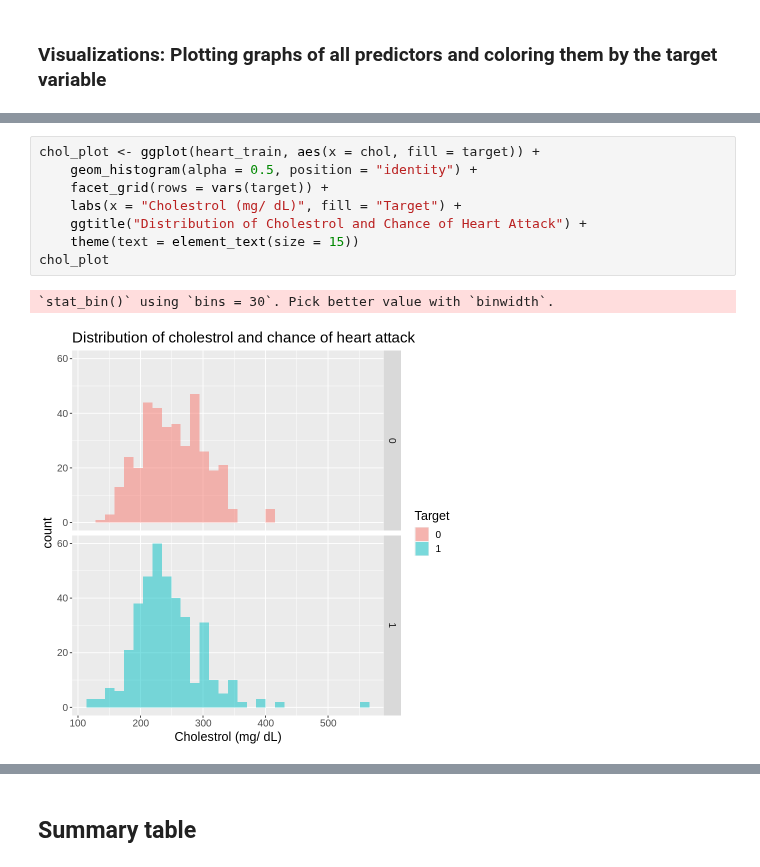
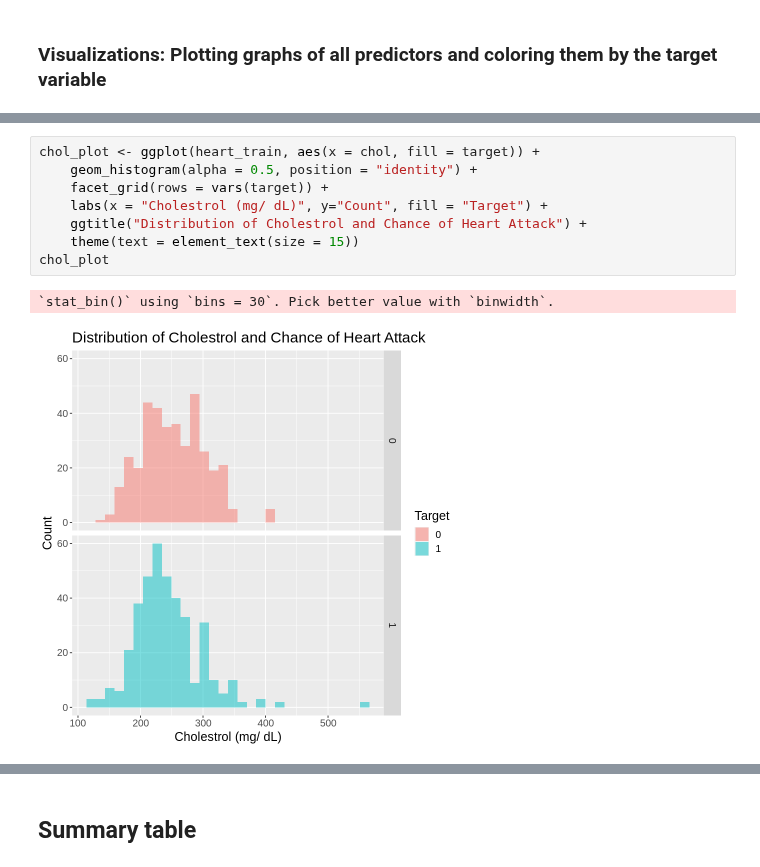
Before and after one commit to carriexu26/DSCI-Group-Project, a Jupyter notebook: heart_disease.ipynb, the cells around one changed output, grey strips where cells are left out. Saved outputs shown, nothing was run; the diff lists cells and outputs as text.

```diff
--- a/heart_disease.ipynb
+++ b/heart_disease.ipynb
@@ -164,14 +164,14 @@ trestbps_plot
 # %%
 chol_plot <- ggplot(heart_train, aes(x = chol, fill = target)) +
     geom_histogram(alpha = 0.5, position = "identity") +
     facet_grid(rows = vars(target)) +
-    labs(x = "Cholestrol (mg/ dL)", fill = "Target") +
+    labs(x = "Cholestrol (mg/ dL)", y="Count", fill = "Target") +
     ggtitle("Distribution of Cholestrol and Chance of Heart Attack") +
     theme(text = element_text(size = 15))
 chol_plot
 # %% [output]
 `stat_bin()` using `bins = 30`. Pick better value with `binwidth`.
-[figure, old version]
+[figure, new version]
 # %%
 thalach_plot <- ggplot(heart_train, aes(x = thalach, fill = target)) +
     geom_histogram(alpha = 0.5, position = "identity") +
```
Also changed, not shown: parts of 6 cells of this notebook.
